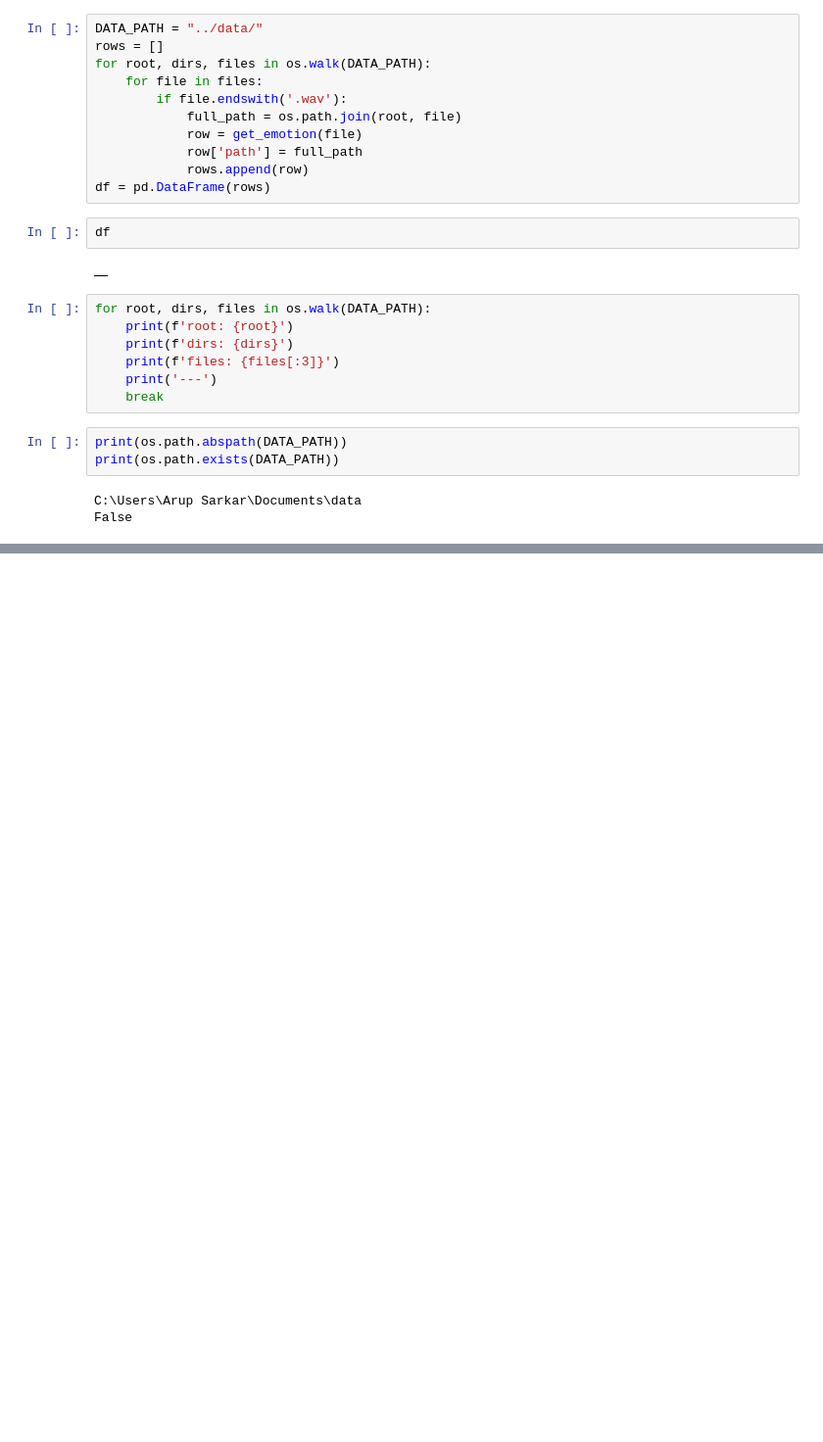
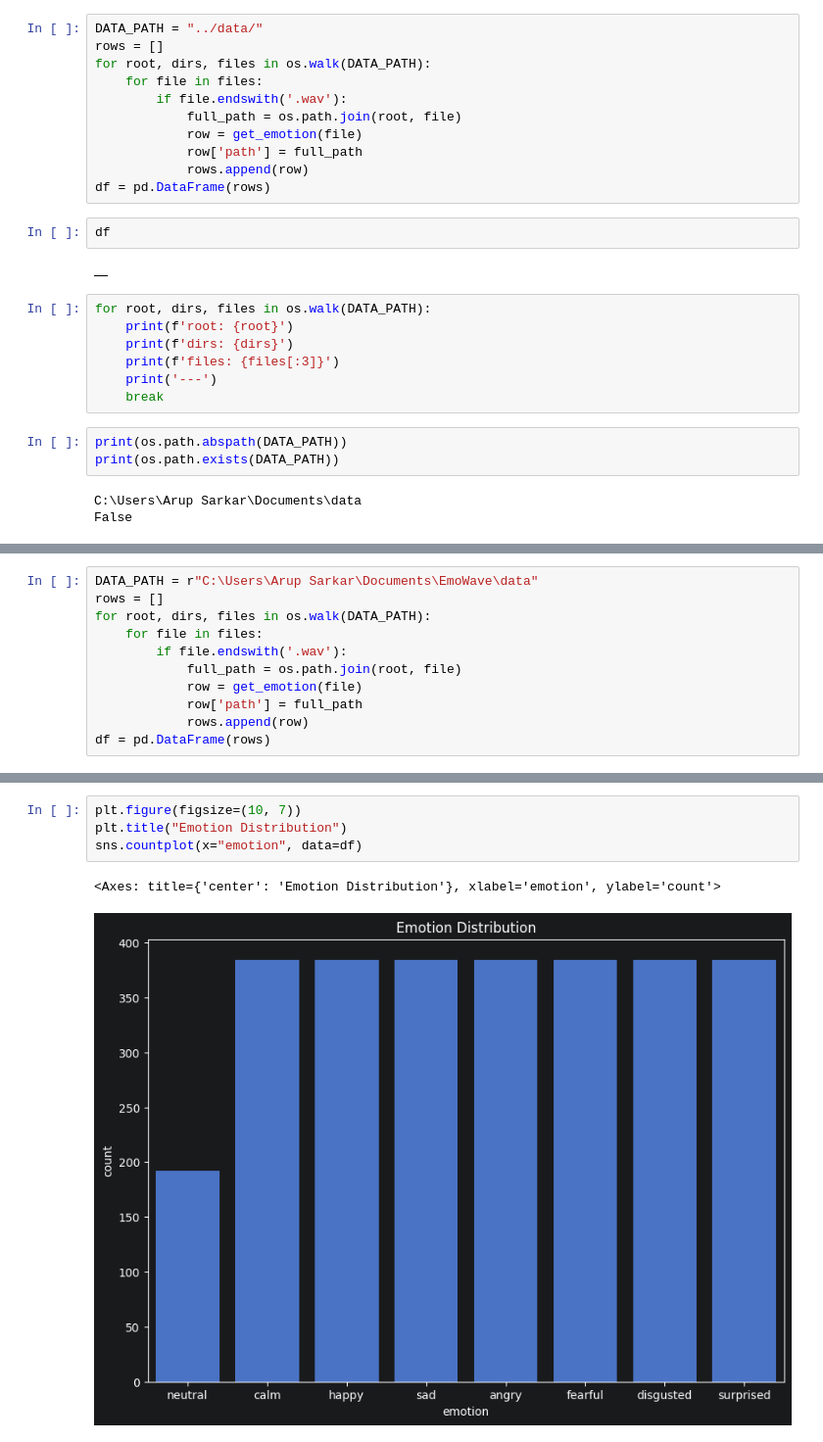
Before and after one commit to aviksarkar0204-stack/EmoWave-, a Jupyter notebook: Notebook/01_exploration.ipynb, the cells around one changed output, grey strips where cells are left out. Shown at 98% size. Cells and saved outputs as stored; diff of their text form; blank space fills up the shorter version.

Commit message:
Enhance exploration notebook with file parsing, DataFrame creation, and visualization

```diff
--- a/Notebook/01_exploration.ipynb
+++ b/Notebook/01_exploration.ipynb
@@ -89,0 +97,11 @@ False
+# %%
+DATA_PATH = r"C:\Users\Arup Sarkar\Documents\EmoWave\data"
+rows = []
+for root, dirs, files in os.walk(DATA_PATH):
+    for file in files:
+        if file.endswith('.wav'):
+            full_path = os.path.join(root, file)
+            row = get_emotion(file)
+            row['path'] = full_path
+            rows.append(row)
+df = pd.DataFrame(rows)
@@ -89,0 +124,7 @@ False
+# %%
+plt.figure(figsize=(10, 7))
+plt.title("Emotion Distribution")
+sns.countplot(x="emotion", data=df)
+# %% [output]
+<Axes: title={'center': 'Emotion Distribution'}, xlabel='emotion', ylabel='count'>
+[figure, added]
```
Also changed, not shown: parts of 6 cells of this notebook.
